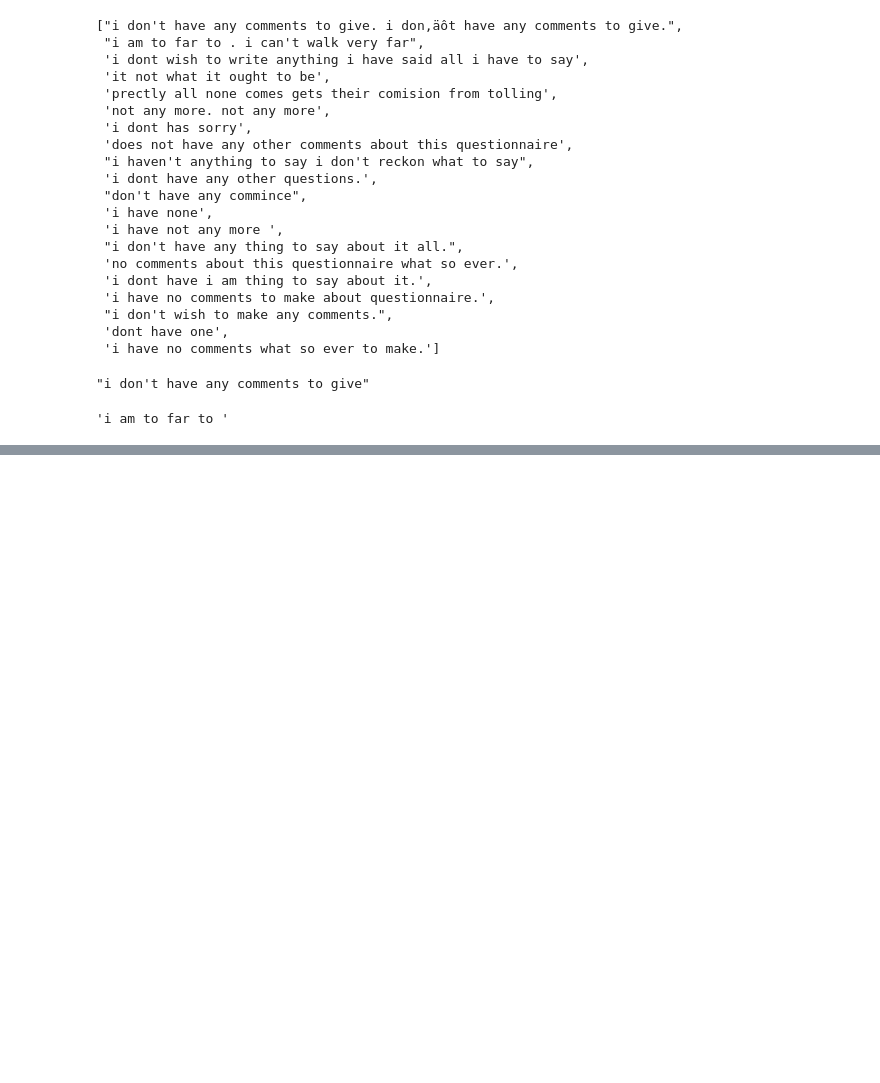
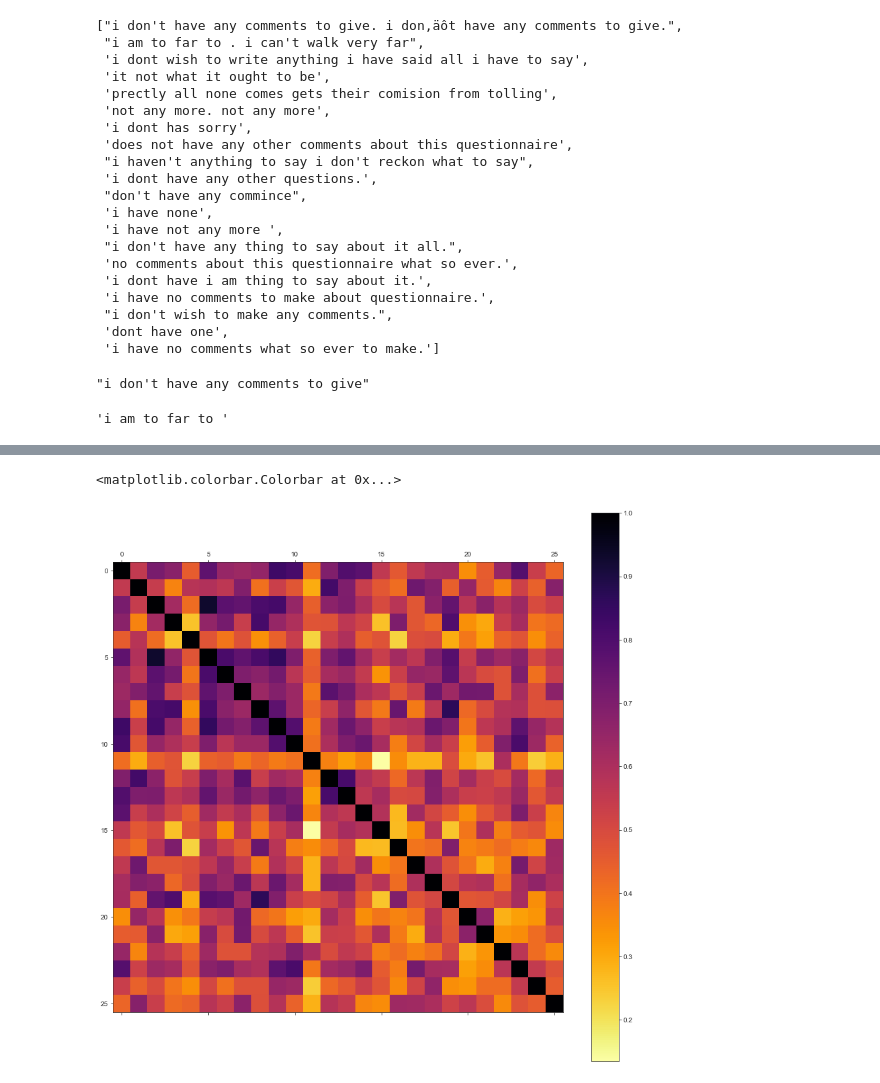
Before and after one commit to amos3vt/ASWW2, a Jupyter notebook: scripts/DEIM_clusters(32).ipynb, the cells around one changed output, grey strips where cells are left out. Drawn from its saved outputs; the diff is of its cells as text; code cells hidden in the pictures; blank space fills up the shorter version.

```diff
--- a/scripts/DEIM_clusters(32).ipynb
+++ b/scripts/DEIM_clusters(32).ipynb
@@ -884,0 +941,7 @@ sentences_5[ranking_5[1]]
+# %%
+fig, ax = plt.subplots(figsize=(15, 15))
+img= ax.matshow(confusion(black_embed_5, black_embed_5), cmap='inferno_r')
+img.figure.colorbar(img)
+# %% [output]
+<matplotlib.colorbar.Colorbar at 0x...>
+[figure, added]
```
Also changed, not shown: parts of 10 cells of this notebook.
